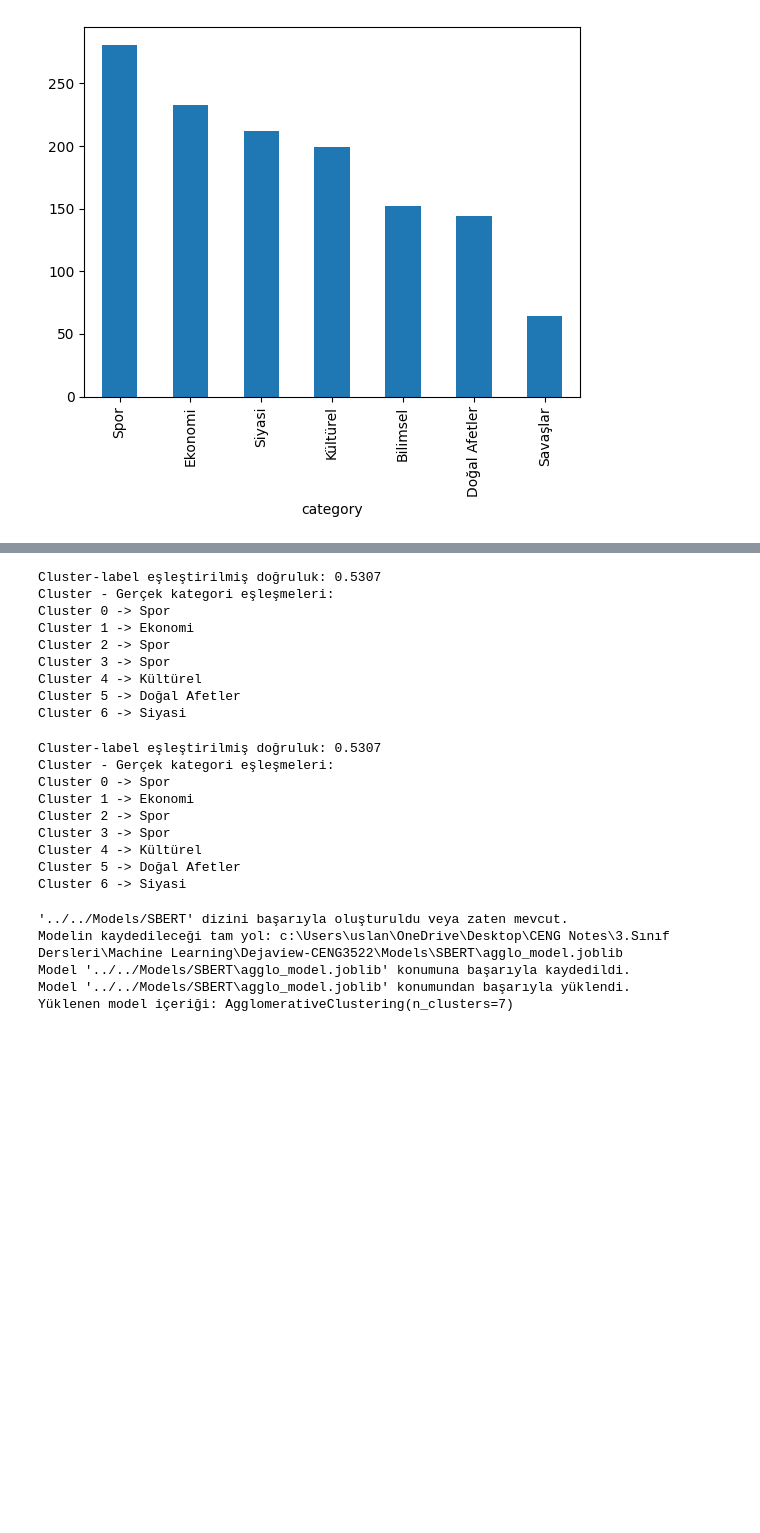
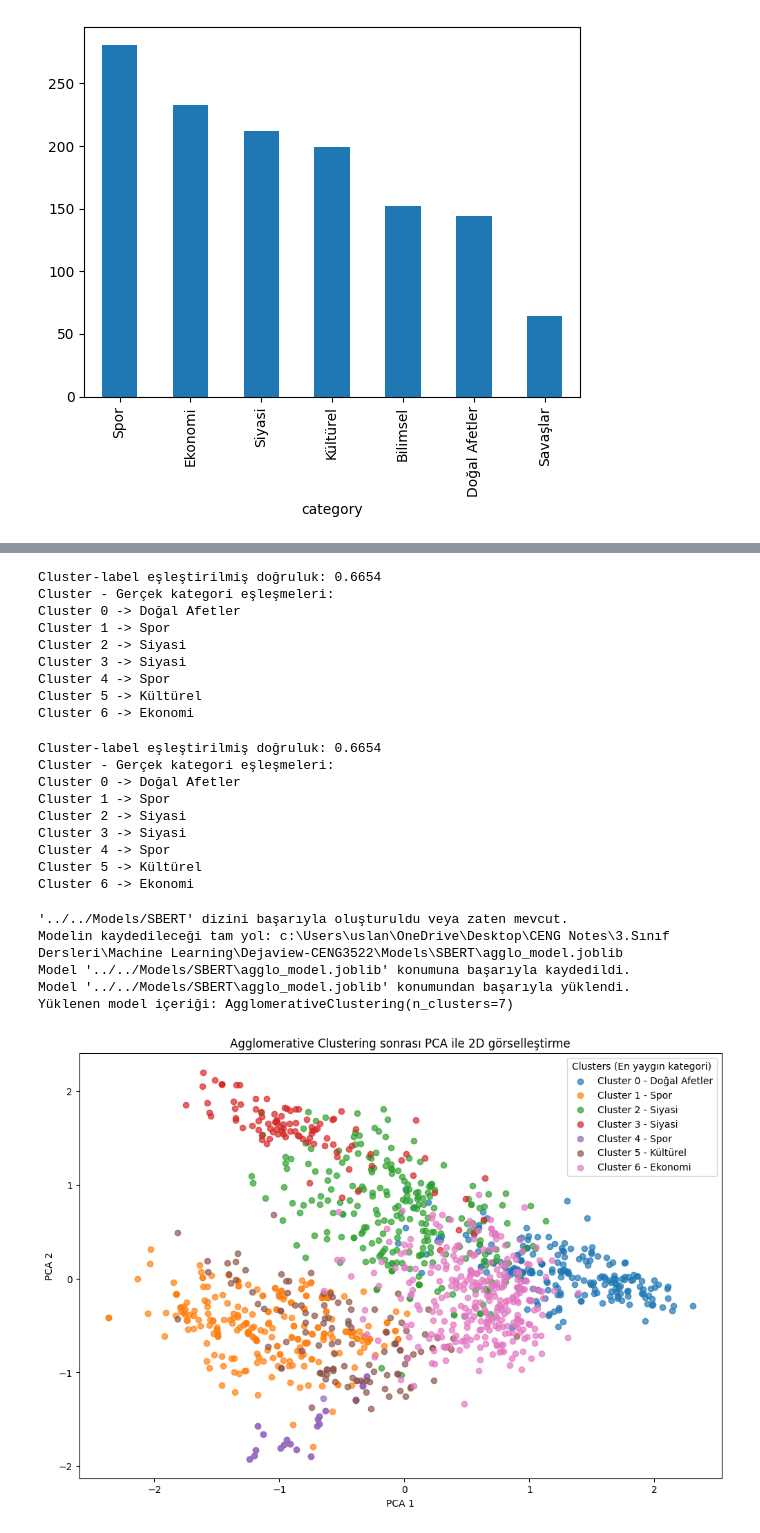
Before and after one commit to uslanozan/Dejaview-CENG3522, a Jupyter notebook: Notebooks/Transformer-Based/agglomerative_clustering.ipynb, the cells around one changed output, grey strips where cells are left out. Cells and saved outputs as stored; diff of their text form; code cells hidden in the pictures; blank space fills up the shorter version.

```diff
--- a/Notebooks/Transformer-Based/agglomerative_clustering.ipynb
+++ b/Notebooks/Transformer-Based/agglomerative_clustering.ipynb
@@ -104,7 +104,7 @@ le = LabelEncoder()
 labels_num = le.fit_transform(df['category'])
 
 # Kümeleme sonuçları (senin clustering sonucu)
-clusters = agglo.fit_predict(X.toarray())
+clusters = agglo.fit_predict(X)
 
 cluster_label_map = {}
 
@@ -140,15 +140,15 @@ print("Cluster - Gerçek kategori eşleşmeleri:")
 for cid, cat in cluster_label_map_str.items():
     print(f"Cluster {cid} -> {cat}")
 # %% [output]
-Cluster-label eşleştirilmiş doğruluk: 0.5307
+Cluster-label eşleştirilmiş doğruluk: 0.6654
 Cluster - Gerçek kategori eşleşmeleri:
-Cluster 0 -> Spor
-Cluster 1 -> Ekonomi
-Cluster 2 -> Spor
-Cluster 3 -> Spor
-Cluster 4 -> Kültürel
-Cluster 5 -> Doğal Afetler
-Cluster 6 -> Siyasi
+Cluster 0 -> Doğal Afetler
+Cluster 1 -> Spor
+Cluster 2 -> Siyasi
+Cluster 3 -> Siyasi
+Cluster 4 -> Spor
+Cluster 5 -> Kültürel
+Cluster 6 -> Ekonomi
 # %%
 from sklearn.preprocessing import LabelEncoder
 from collections import Counter
@@ -160,7 +160,7 @@ le = LabelEncoder()
 labels_num = le.fit_transform(df['category'])
 
 # Kümeleme sonuçları (senin clustering sonucu)
-clusters = agglo.fit_predict(X.toarray())
+clusters = agglo.fit_predict(X)
 
 cluster_label_map = {}
 
@@ -196,15 +196,15 @@ print("Cluster - Gerçek kategori eşleşmeleri:")
 for cid, cat in cluster_label_map_str.items():
     print(f"Cluster {cid} -> {cat}")
 # %% [output]
-Cluster-label eşleştirilmiş doğruluk: 0.5307
+Cluster-label eşleştirilmiş doğruluk: 0.6654
 Cluster - Gerçek kategori eşleşmeleri:
-Cluster 0 -> Spor
-Cluster 1 -> Ekonomi
-Cluster 2 -> Spor
-Cluster 3 -> Spor
-Cluster 4 -> Kültürel
-Cluster 5 -> Doğal Afetler
-Cluster 6 -> Siyasi
+Cluster 0 -> Doğal Afetler
+Cluster 1 -> Spor
+Cluster 2 -> Siyasi
+Cluster 3 -> Siyasi
+Cluster 4 -> Spor
+Cluster 5 -> Kültürel
+Cluster 6 -> Ekonomi
 # %%
 import joblib
 import os
@@ -246,3 +238,32 @@ Modelin kaydedileceği tam yol: c:\Users\uslan\OneDrive\Desktop\CENG Notes\3.Sı
 Model '../../Models/SBERT\agglo_model.joblib' konumuna başarıyla kaydedildi.
 Model '../../Models/SBERT\agglo_model.joblib' konumundan başarıyla yüklendi.
 Yüklenen model içeriği: AgglomerativeClustering(n_clusters=7)
+# %%
+import matplotlib.pyplot as plt
+from sklearn.decomposition import PCA
+import numpy as np
+
+# PCA ile 2 boyuta indir
+pca = PCA(n_components=2)
+X_pca = pca.fit_transform(X)
+
+num_clusters = len(np.unique(clusters))
+colors = plt.cm.tab10.colors
+
+plt.figure(figsize=(12,8))
+
+for cluster_id in range(num_clusters):
+    idx = np.where(clusters == cluster_id)
+    plt.scatter(X_pca[idx,0], X_pca[idx,1],
+                color=colors[cluster_id % 10],
+                label=f"Cluster {cluster_id} - {cluster_label_map_str[cluster_id]}",
+                alpha=0.7)
+
+
+plt.title('Agglomerative Clustering sonrası PCA ile 2D görselleştirme')
+plt.xlabel('PCA 1')
+plt.ylabel('PCA 2')
+plt.legend(title="Clusters (En yaygın kategori)", loc='upper right')
+plt.show()
+# %% [output]
+[figure, added]
```
Also changed, not shown: parts of 7 cells of this notebook, 10 other files.
